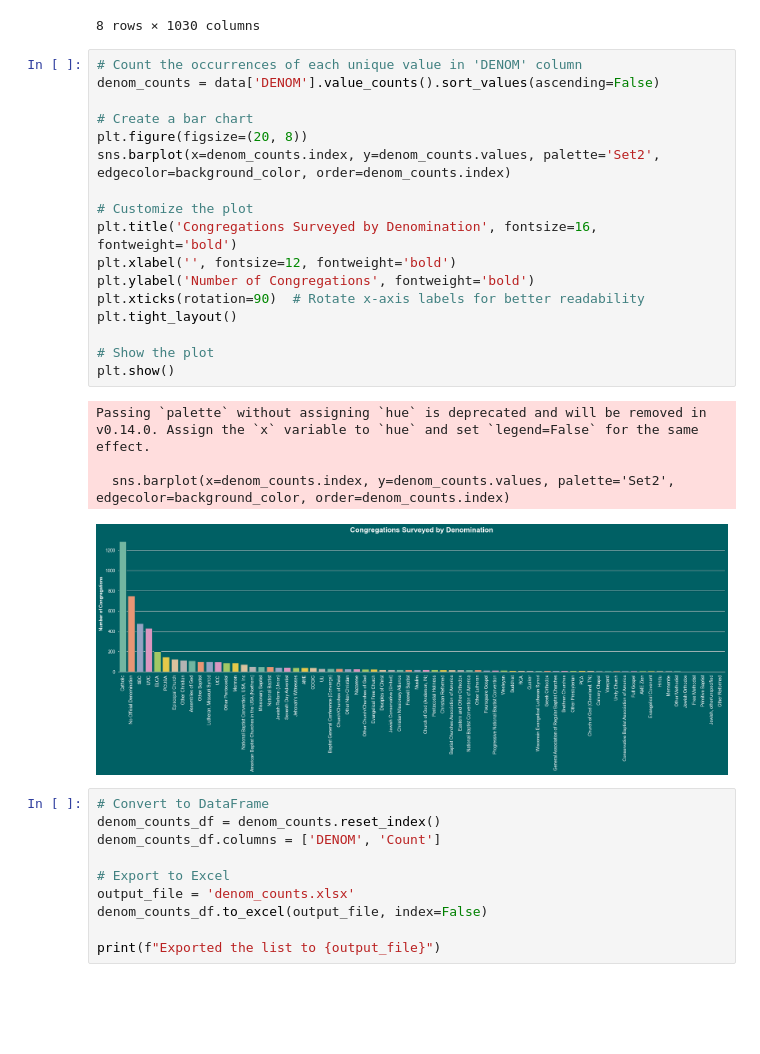
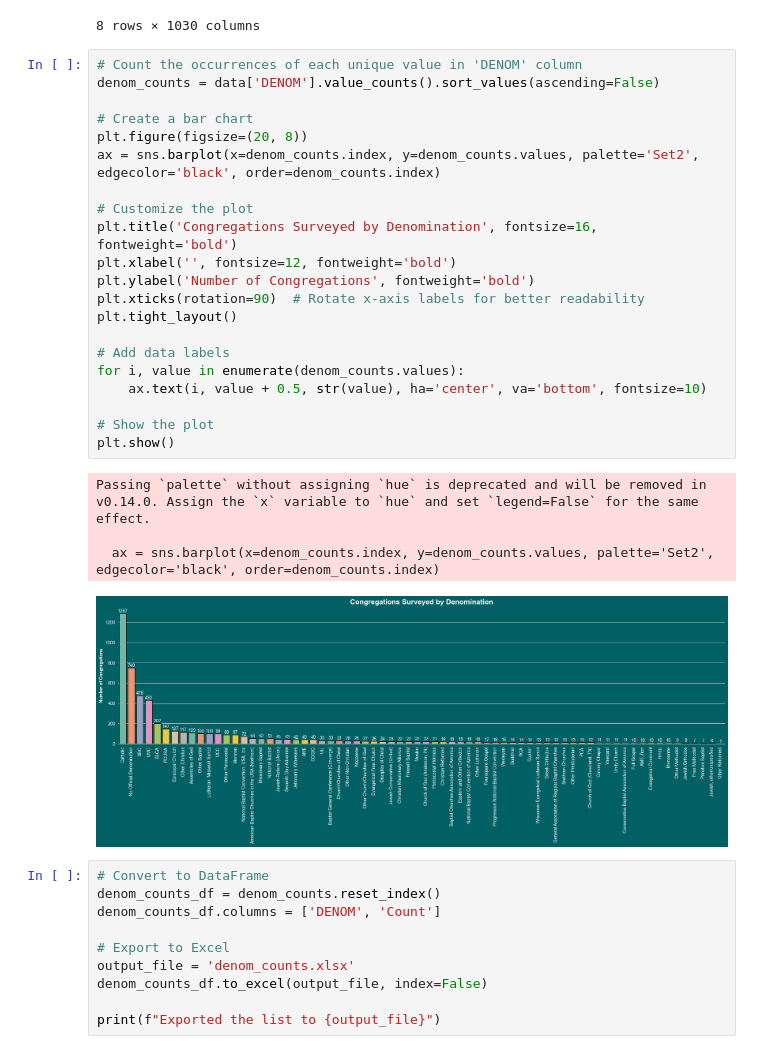
Before and after one commit to NRSchaaf/unlocking-church-growth, a Jupyter notebook: notebook/Analysis.ipynb, the cells around one changed output. Saved outputs shown, nothing was run; the diff lists cells and outputs as text; blank space fills up the shorter version.

```diff
--- a/notebook/Analysis.ipynb
+++ b/notebook/Analysis.ipynb
@@ -146,25 +146,29 @@ memory usage: 44.2+ MB
 # %%
 # Count the occurrences of each unique value in 'DENOM' column
 denom_counts = data['DENOM'].value_counts().sort_values(ascending=False)
 
 # Create a bar chart
 plt.figure(figsize=(20, 8))
-sns.barplot(x=denom_counts.index, y=denom_counts.values, palette='Set2', edgecolor=background_color, order=denom_counts.index)
+ax = sns.barplot(x=denom_counts.index, y=denom_counts.values, palette='Set2', edgecolor='black', order=denom_counts.index)
 
 # Customize the plot
 plt.title('Congregations Surveyed by Denomination', fontsize=16, fontweight='bold')
 plt.xlabel('', fontsize=12, fontweight='bold')
 plt.ylabel('Number of Congregations', fontweight='bold')
 plt.xticks(rotation=90)  # Rotate x-axis labels for better readability
 plt.tight_layout()
 
+# Add data labels
+for i, value in enumerate(denom_counts.values):
+    ax.text(i, value + 0.5, str(value), ha='center', va='bottom', fontsize=10)
+
 # Show the plot
 plt.show()
 # %% [output]
 Passing `palette` without assigning `hue` is deprecated and will be removed in v0.14.0. Assign the `x` variable to `hue` and set `legend=False` for the same effect.
 
-  sns.barplot(x=denom_counts.index, y=denom_counts.values, palette='Set2', edgecolor=background_color, order=denom_counts.index)
+  ax = sns.barplot(x=denom_counts.index, y=denom_counts.values, palette='Set2', edgecolor='black', order=denom_counts.index)
-[figure, old version]
+[figure, new version]
 # %%
 # Convert to DataFrame
 denom_counts_df = denom_counts.reset_index()
```
